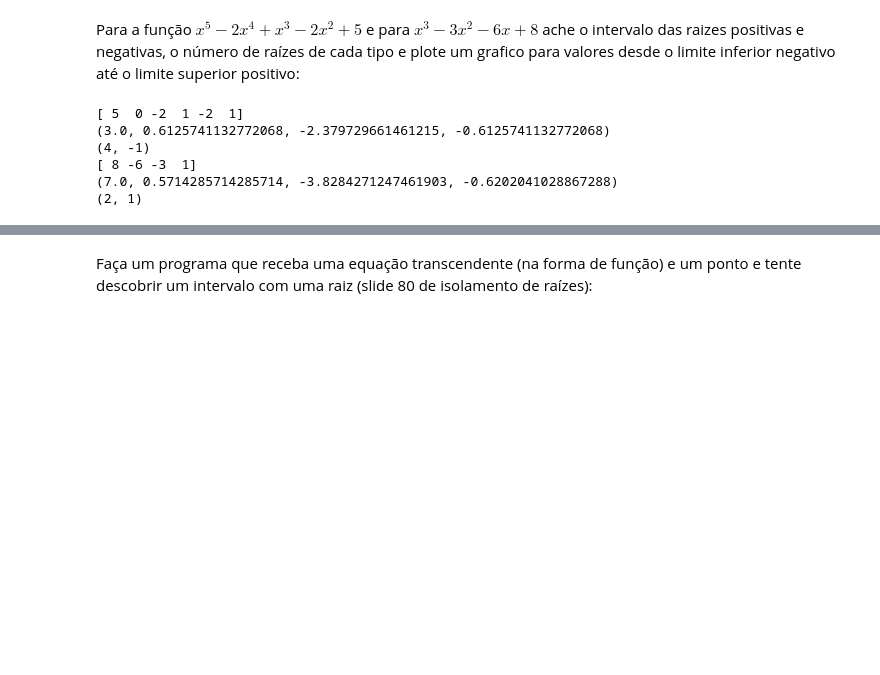
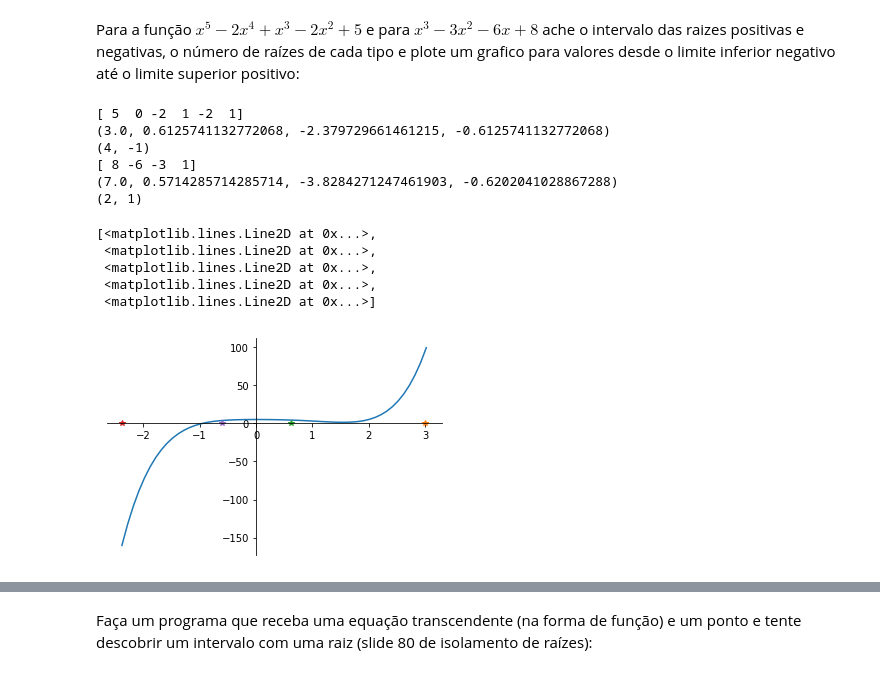
Before and after one commit to nabsonp/ComputacaoNumerica, a Jupyter notebook: Laboratório de Raízes de equações.ipynb, the cells around one changed output, grey strips where cells are left out. Saved outputs shown, nothing was run; the diff lists cells and outputs as text; code cells hidden in the pictures; blank space fills up the shorter version.

```diff
--- a/Laboratório de Raízes de equações.ipynb
+++ b/Laboratório de Raízes de equações.ipynb
@@ -114,3 +115,27 @@ print(nraizes(p1))
 [ 8 -6 -3  1]
 (7.0, 0.5714285714285714, -3.8284271247461903, -0.6202041028867288)
 (2, 1)
+# %%
+def fp0(x):
+    return x**5 - 2*x**4 + x**3 - 2*x**2 + 5
+def fp1(x):
+    return x**3 - 3*x**2 - 6*x + 8
+# %%
+ax = plt.gca()
+ax.spines['right'].set_color('none')
+ax.spines['top'].set_color('none')
+ax.xaxis.set_ticks_position('bottom')
+ax.spines['bottom'].set_position(('data',0))
+ax.yaxis.set_ticks_position('left')
+ax.spines['left'].set_position(('data',0))
+
+ls = LimitesAlgebricos(p0)
+x = np.arange(ls[2], ls[0]+0.1, 0.1)
+plt.plot(x,fp0(x),ls[0],0,'*',ls[1],0,'*',ls[2],0,'*',ls[3],0,'*')
+# %% [output]
+[<matplotlib.lines.Line2D at 0x...>,
+ <matplotlib.lines.Line2D at 0x...>,
+ <matplotlib.lines.Line2D at 0x...>,
+ <matplotlib.lines.Line2D at 0x...>,
+ <matplotlib.lines.Line2D at 0x...>]
+[figure, added]
```
Also changed, not shown: parts of 12 cells of this notebook.
